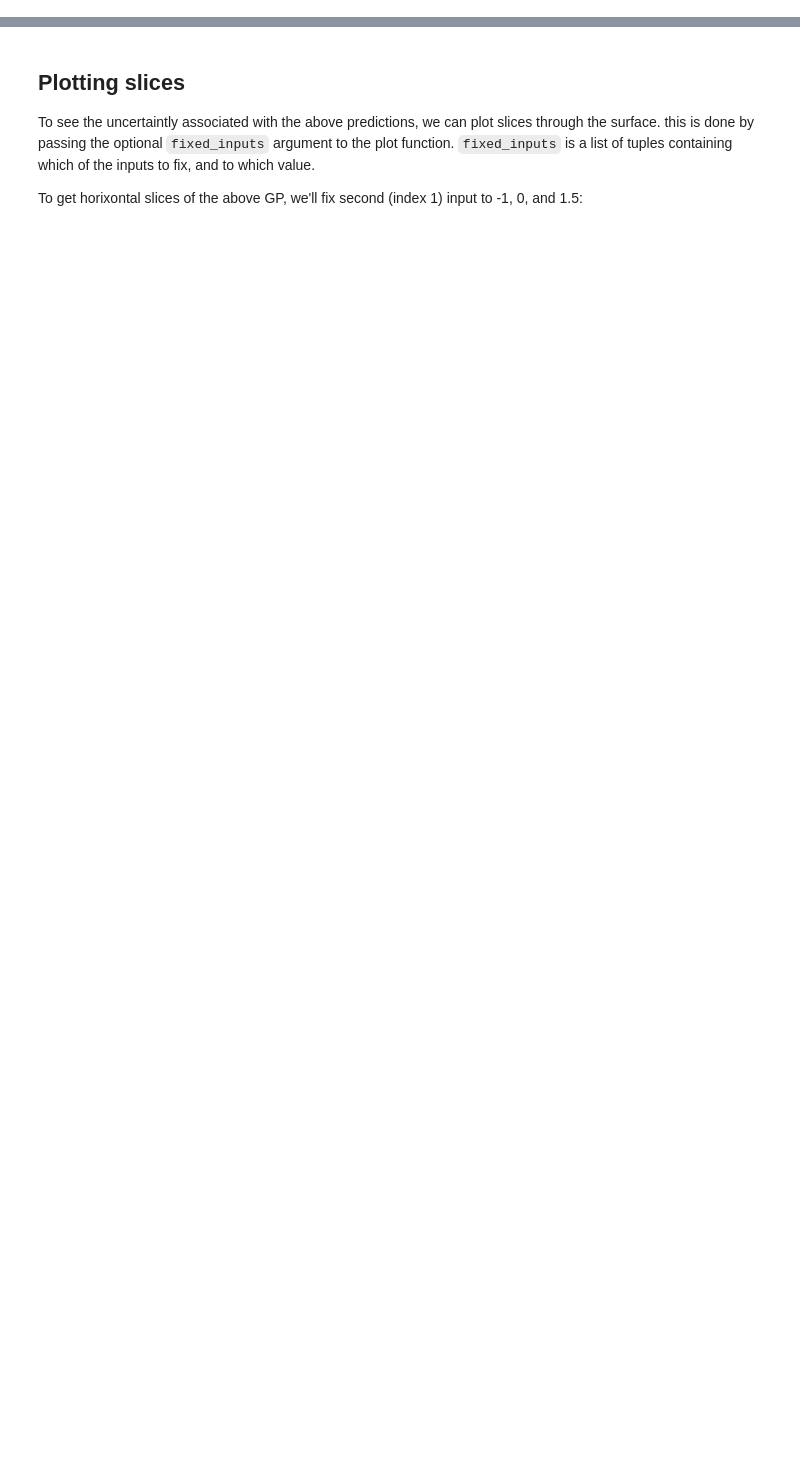
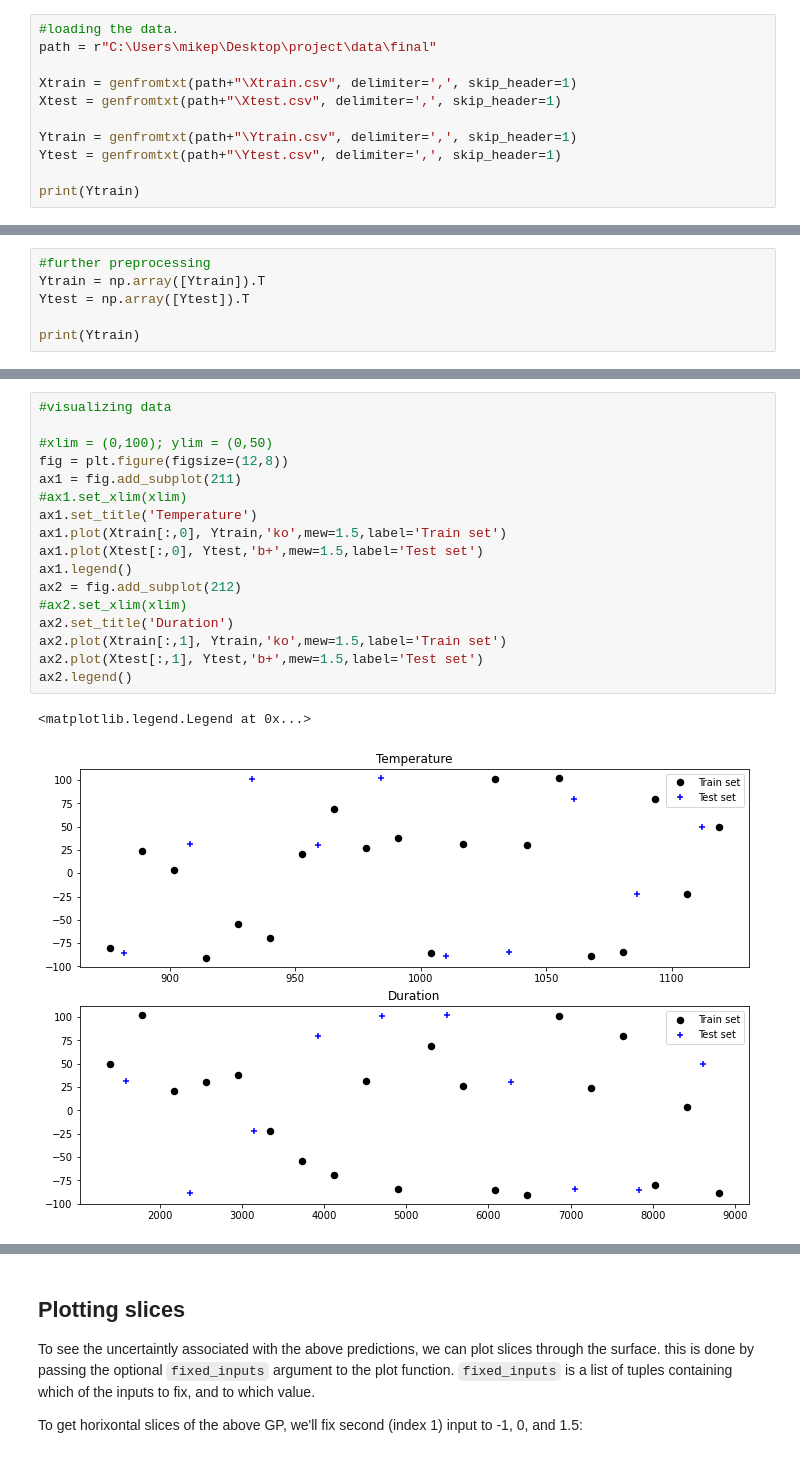
Before and after one commit to jwwtc/code, a Jupyter notebook: gaussian_process_regression/twod_gp.ipynb, the cells around one changed output, grey strips where cells are left out. Drawn from its saved outputs; the diff is of its cells as text; blank space fills up the shorter version.

```diff
--- a/gaussian_process_regression/twod_gp.ipynb
+++ b/gaussian_process_regression/twod_gp.ipynb
@@ -63,0 +9,11 @@ k_prod.plot()
+# %%
+#loading the data.
+path = r"C:\Users\mikep\Desktop\project\data\final"
+
+Xtrain = genfromtxt(path+"\Xtrain.csv", delimiter=',', skip_header=1)
+Xtest = genfromtxt(path+"\Xtest.csv", delimiter=',', skip_header=1)
+
+Ytrain = genfromtxt(path+"\Ytrain.csv", delimiter=',', skip_header=1)
+Ytest = genfromtxt(path+"\Ytest.csv", delimiter=',', skip_header=1)
+
+print(Ytrain)
@@ -63,0 +25,6 @@ k_prod.plot()
+# %%
+#further preprocessing
+Ytrain = np.array([Ytrain]).T
+Ytest = np.array([Ytest]).T
+
+print(Ytrain)
@@ -63,0 +52,20 @@ k_prod.plot()
+# %%
+#visualizing data
+
+#xlim = (0,100); ylim = (0,50)
+fig = plt.figure(figsize=(12,8))
+ax1 = fig.add_subplot(211)
+#ax1.set_xlim(xlim)
+ax1.set_title('Temperature')
+ax1.plot(Xtrain[:,0], Ytrain,'ko',mew=1.5,label='Train set')
+ax1.plot(Xtest[:,0], Ytest,'b+',mew=1.5,label='Test set')
+ax1.legend()
+ax2 = fig.add_subplot(212)
+#ax2.set_xlim(xlim)
+ax2.set_title('Duration')
+ax2.plot(Xtrain[:,1], Ytrain,'ko',mew=1.5,label='Train set')
+ax2.plot(Xtest[:,1], Ytest,'b+',mew=1.5,label='Test set')
+ax2.legend()
+# %% [output]
+<matplotlib.legend.Legend at 0x...>
+[figure, added]
```
Also changed, not shown: parts of 29 cells of this notebook, 3 other files.
